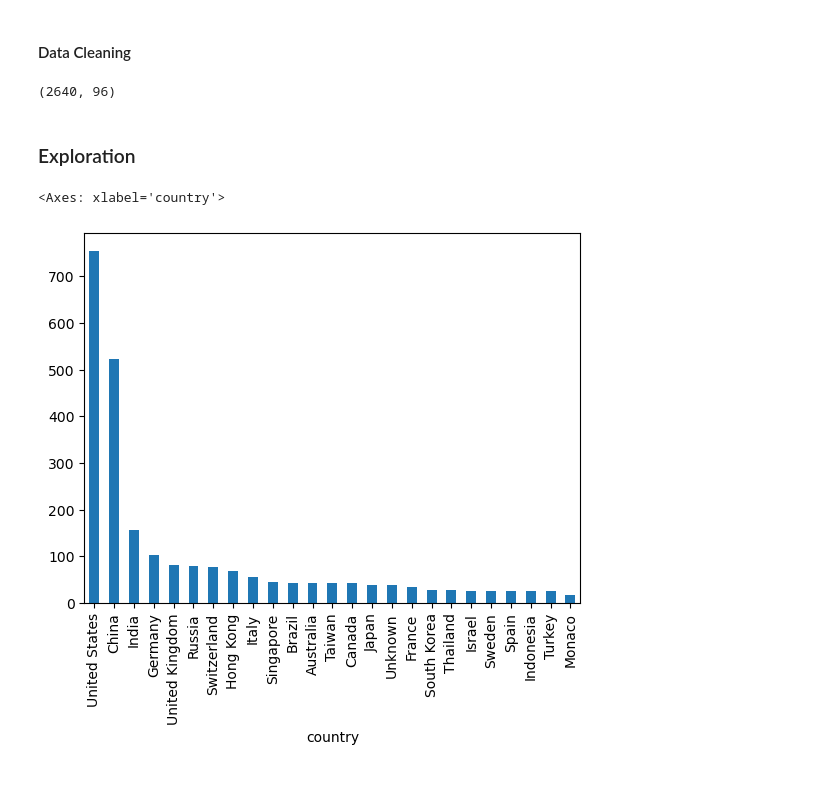
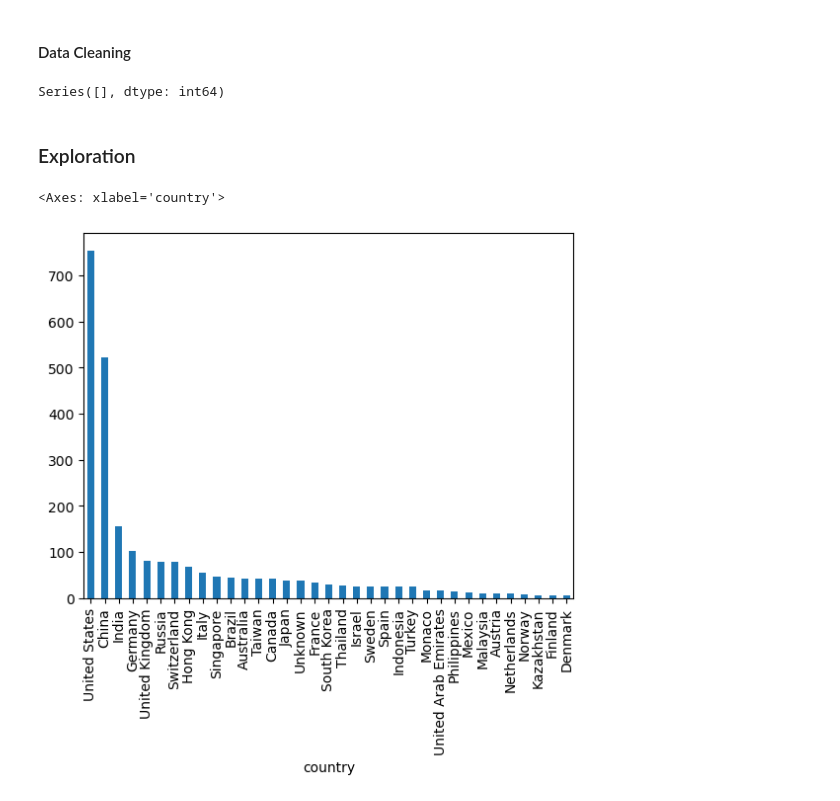
Before and after one commit to angrybeanz/MATH189FinalFork, a Jupyter notebook: code.ipynb, the cells around one changed output. Cells and saved outputs as stored; diff of their text form; code cells hidden in the pictures.

Commit message:
added some bar charts in code.ipynb

```diff
--- a/code.ipynb
+++ b/code.ipynb
@@ -44,20 +44,20 @@ df_merged= merge_billionaires_ed_stats(billionaires, ed_stats_country, country_d
 # %% [markdown]
 #### Data Cleaning
 # %%
+# Fucntion imported from data_cleaning module
 df = clean_and_prepare_df(df_merged)
 
 # Proof of cleaned data
 missing_values = df.isnull().sum()
 columns_with_missing_values = missing_values[missing_values > 0]
 columns_with_missing_values
-df.shape
 # %% [output]
-(2640, 96)
+Series([], dtype: int64)
 # %% [markdown]
 ### Exploration
 # %%
 ## Plotting Distribution of Billionaires by top countries
-df.groupby('country')['personName'].count().sort_values(ascending=False).iloc[:25].plot(kind='bar')
+df.groupby('country')['personName'].count().sort_values(ascending=False).iloc[:35].plot(kind='bar')
 # %% [output]
 <Axes: xlabel='country'>
-[figure, old version]
+[figure, new version]
```
Also changed, not shown: parts of 1 cell of this notebook, 1 other file.
